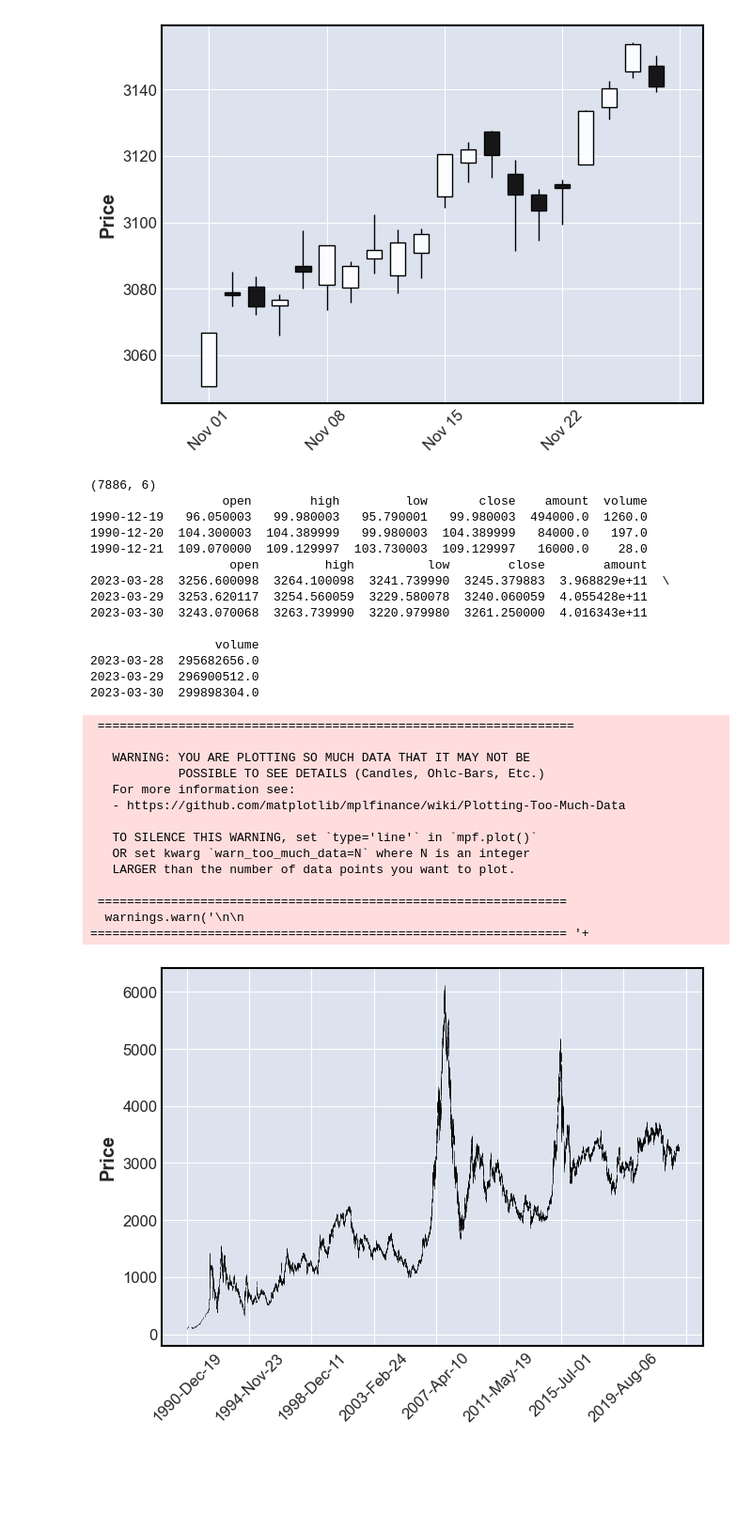
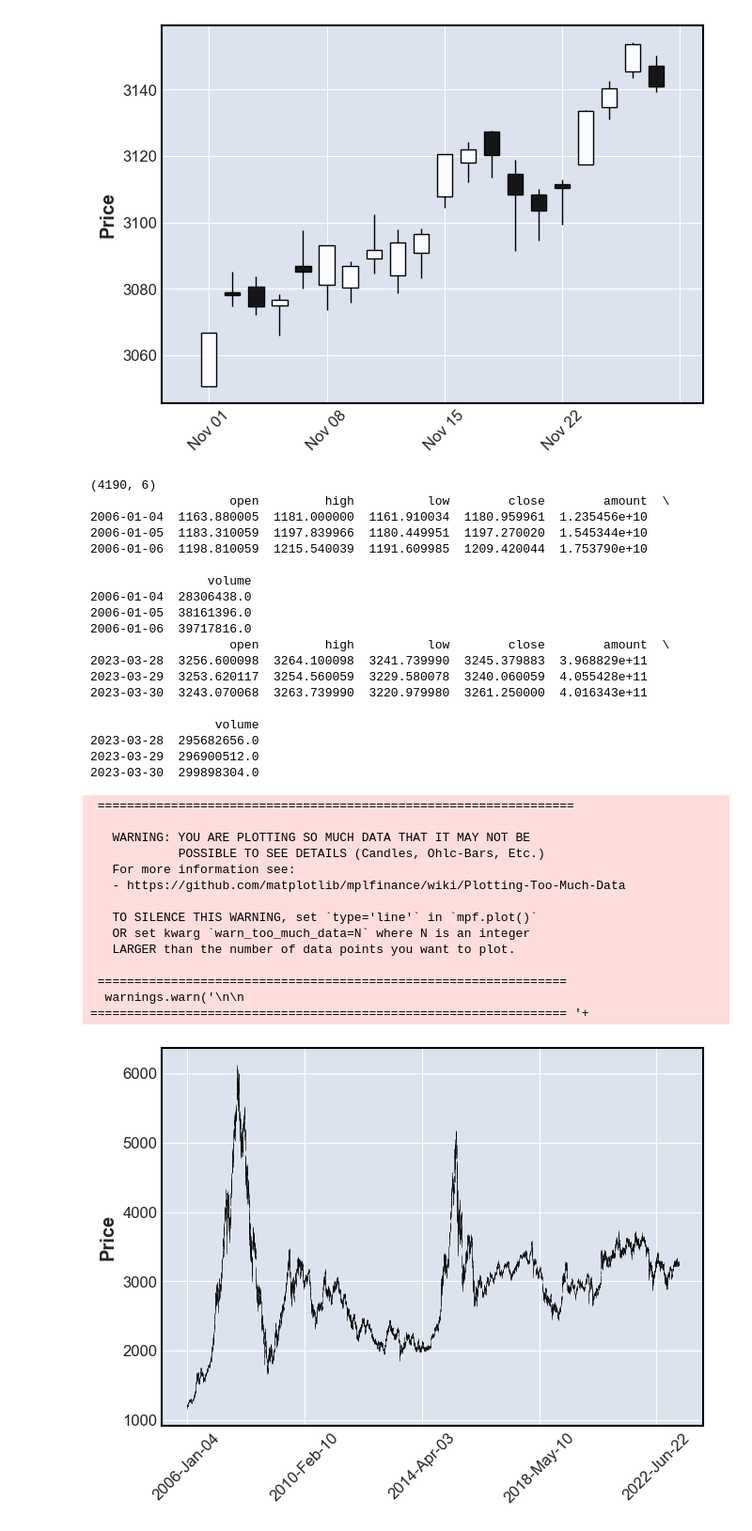
Before and after one commit to l1351868270/DRL-investment, a Jupyter notebook: drl_investment/strategies/ray/data.ipynb, the cells around one changed output. Shown: that part at 94% size. Saved outputs shown, nothing was run; the diff lists cells and outputs as text; code cells hidden in the pictures; blank space fills up the shorter version.

```diff
--- a/drl_investment/strategies/ray/data.ipynb
+++ b/drl_investment/strategies/ray/data.ipynb
@@ -27,36 +27,42 @@ Date
 # %%
 daily = unpack_data(os.path.abspath('../../tests/assets/sh000001.day'))
 # daily = daily.tail(100)
+daily = daily['2006-01-01':]
 print(daily.shape)
 print(daily.head(3))
 print(daily.tail(3))
 mpf.plot(daily, type='candle')
 # %% [output]
-(7886, 6)
-                  open        high         low       close    amount  volume
-1990-12-19   96.050003   99.980003   95.790001   99.980003  494000.0  1260.0
-1990-12-20  104.300003  104.389999   99.980003  104.389999   84000.0   197.0
-1990-12-21  109.070000  109.129997  103.730003  109.129997   16000.0    28.0
-                   open         high          low        close        amount
-2023-03-28  3256.600098  3264.100098  3241.739990  3245.379883  3.968829e+11  \
+(4190, 6)
+                   open         high          low        close        amount  \
+2006-01-04  1163.880005  1181.000000  1161.910034  1180.959961  1.235456e+10
+2006-01-05  1183.310059  1197.839966  1180.449951  1197.270020  1.545344e+10
+2006-01-06  1198.810059  1215.540039  1191.609985  1209.420044  1.753790e+10
+
+                volume
+2006-01-04  28306438.0
+2006-01-05  38161396.0
+2006-01-06  39717816.0
+                   open         high          low        close        amount  \
+2023-03-28  3256.600098  3264.100098  3241.739990  3245.379883  3.968829e+11
 2023-03-29  3253.620117  3254.560059  3229.580078  3240.060059  4.055428e+11
 2023-03-30  3243.070068  3263.739990  3220.979980  3261.250000  4.016343e+11
 
                  volume
 2023-03-28  295682656.0
 2023-03-29  296900512.0
 2023-03-30  299898304.0
  =================================================================
 
    WARNING: YOU ARE PLOTTING SO MUCH DATA THAT IT MAY NOT BE
             POSSIBLE TO SEE DETAILS (Candles, Ohlc-Bars, Etc.)
    For more information see:
    - https://github.com/matplotlib/mplfinance/wiki/Plotting-Too-Much-Data
 
    TO SILENCE THIS WARNING, set `type='line'` in `mpf.plot()`
    OR set kwarg `warn_too_much_data=N` where N is an integer
    LARGER than the number of data points you want to plot.
 
  ================================================================
   warnings.warn('\n\n ================================================================= '+
-[figure, old version]
+[figure, new version]
```
Also changed, not shown: 3 other files.
